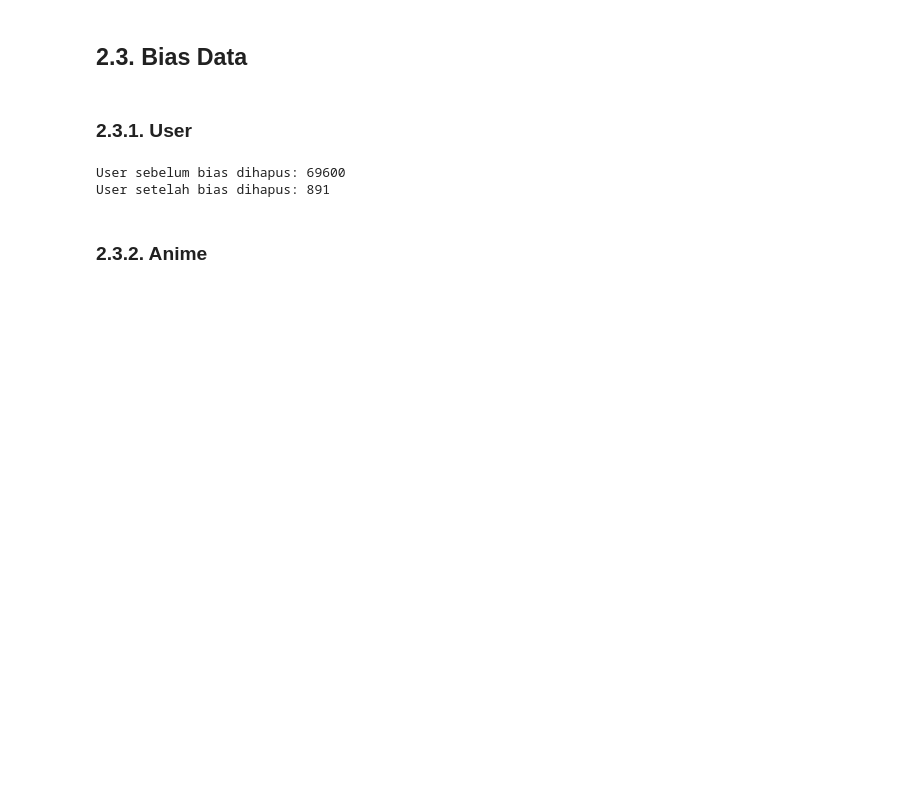
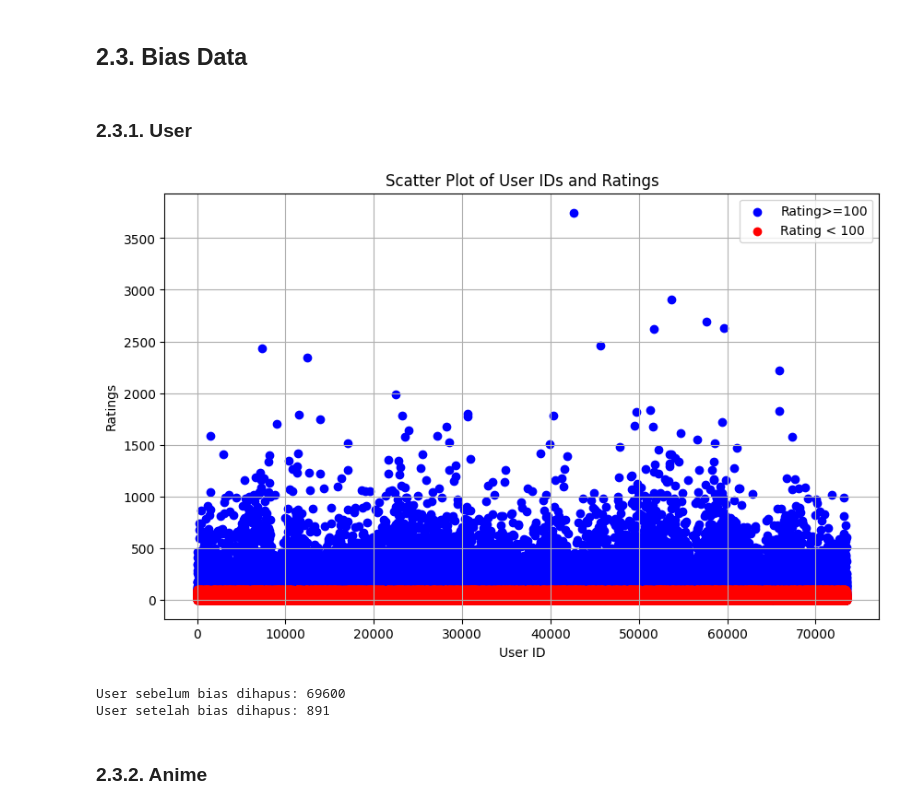
Before and after one commit to yasir-rtx/dbs_ML_expert_project02, a Jupyter notebook: model.ipynb, the cells around one changed output. Cells and saved outputs as stored; diff of their text form; code cells hidden in the pictures; blank space fills up the shorter version.

```diff
--- a/model.ipynb
+++ b/model.ipynb
@@ -321,6 +294,21 @@ data_anime = anime_df
 data_rating = rating_df
 # %% [markdown]
 ### 2.3.1. User
+# %%
+user_count_rating = data_rating['user_id'].value_counts()
+highlight = user_count_rating[user_count_rating < 100]
+
+plt.figure(figsize=(10, 6))
+plt.scatter(user_count_rating.index, user_count_rating.values, color='blue', marker='o', label="Rating>=100")
+plt.scatter(highlight.index, highlight.values, color='red', marker='o', label="Rating < 100")
+plt.title('Scatter Plot of User IDs and Ratings')
+plt.xlabel('User ID')
+plt.ylabel('Ratings')
+plt.grid(True)
+plt.legend()
+plt.show()
+# %% [output]
+[figure, added]
 # %%
 print("User sebelum bias dihapus:", len(data_rating['user_id'].unique()))
 
```
Also changed, not shown: parts of 14 cells of this notebook, 2 other files.
